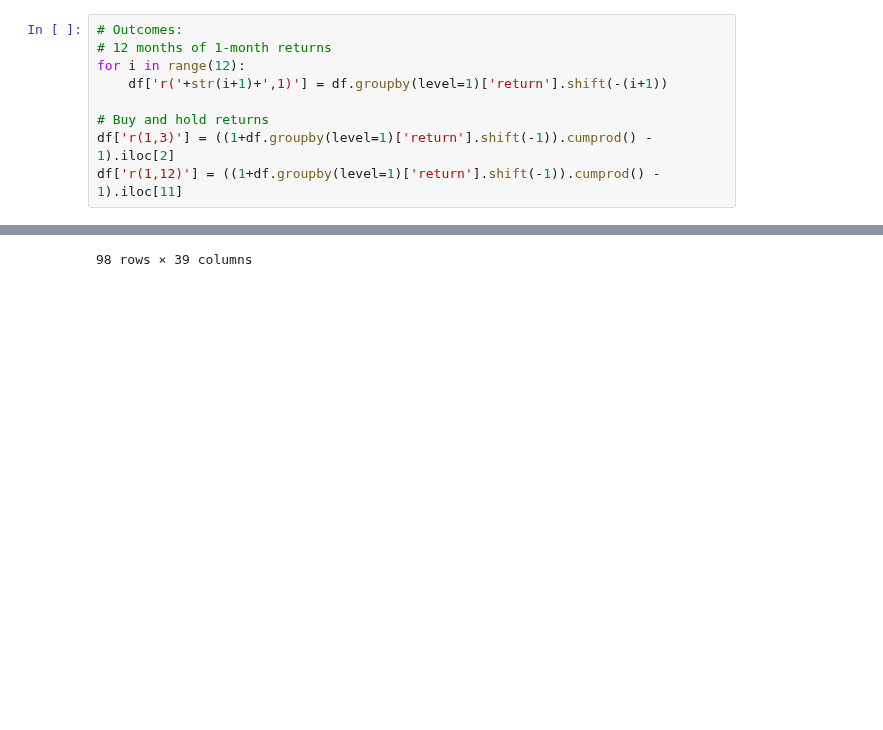
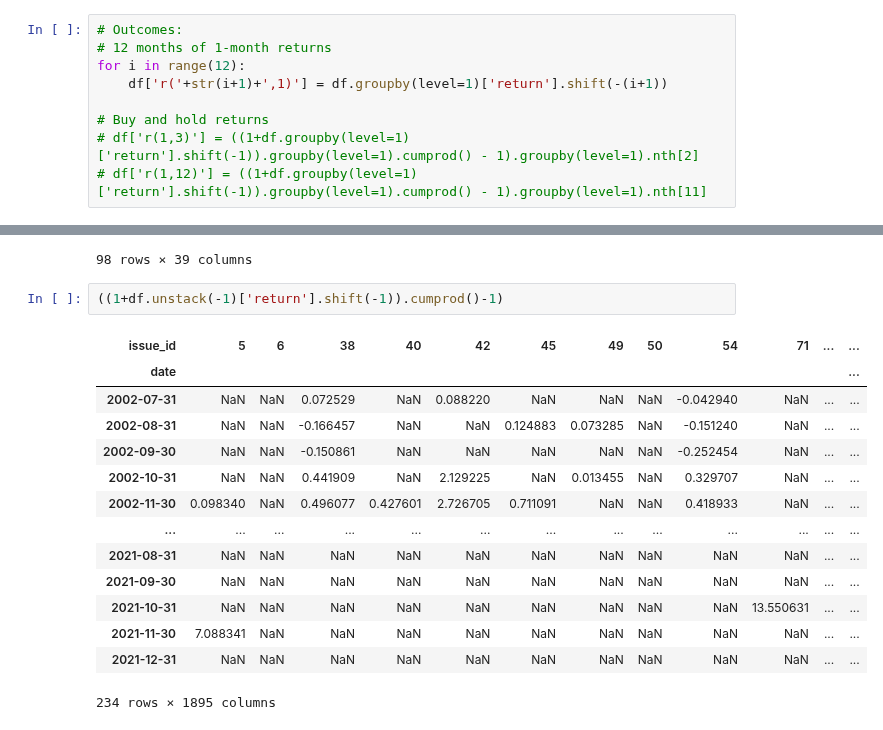
Before and after one commit to santoromano/Corporate-Bond-Factors, a Jupyter notebook: empirics.ipynb, the cells around one changed output, grey strips where cells are left out. Drawn from its saved outputs; the diff is of its cells as text; blank space fills up the shorter version.

Commit message:
removing buy and hold returns

```diff
--- a/empirics.ipynb
+++ b/empirics.ipynb
@@ -96,5 +96,5 @@ for i in range(12):
     df['r('+str(i+1)+',1)'] = df.groupby(level=1)['return'].shift(-(i+1))
 
 # Buy and hold returns
-df['r(1,3)'] = ((1+df.groupby(level=1)['return'].shift(-1)).cumprod() - 1).iloc[2]
-df['r(1,12)'] = ((1+df.groupby(level=1)['return'].shift(-1)).cumprod() - 1).iloc[11]
+# df['r(1,3)'] = ((1+df.groupby(level=1)['return'].shift(-1)).groupby(level=1).cumprod() - 1).groupby(level=1).nth[2]
+# df['r(1,12)'] = ((1+df.groupby(level=1)['return'].shift(-1)).groupby(level=1).cumprod() - 1).groupby(level=1).nth[11]
@@ -115,3 +117,20 @@ df.xs(54, level=1).iloc[:,19:]
 | 2011-06-30 | 0.078807 | 0.072390 | 0.119238 | 0.054027 | 0.092015 | 0.110527 | 0.094330 | 0.110205 | 0.114803 | 0.091127 | ... | ... |
 | 2011-07-31 | 0.106567 | 0.078807 | 0.072390 | 0.119238 | 0.054027 | 0.092015 | 0.110527 | 0.094330 | 0.110205 | 0.114803 | ... | ... |
 98 rows × 39 columns
+# %%
+((1+df.unstack(-1)['return'].shift(-1)).cumprod()-1)
+# %% [output]
+| issue_id | 5 | 6 | 38 | 40 | 42 | 45 | 49 | 50 | 54 | 71 | ... | ... |
+| date |  |  |  |  |  |  |  |  |  |  |  | ... |
+| 2002-07-31 | NaN | NaN | 0.072529 | NaN | 0.088220 | NaN | NaN | NaN | -0.042940 | NaN | ... | ... |
+| 2002-08-31 | NaN | NaN | -0.166457 | NaN | NaN | 0.124883 | 0.073285 | NaN | -0.151240 | NaN | ... | ... |
+| 2002-09-30 | NaN | NaN | -0.150861 | NaN | NaN | NaN | NaN | NaN | -0.252454 | NaN | ... | ... |
+| 2002-10-31 | NaN | NaN | 0.441909 | NaN | 2.129225 | NaN | 0.013455 | NaN | 0.329707 | NaN | ... | ... |
+| 2002-11-30 | 0.098340 | NaN | 0.496077 | 0.427601 | 2.726705 | 0.711091 | NaN | NaN | 0.418933 | NaN | ... | ... |
+| ... | ... | ... | ... | ... | ... | ... | ... | ... | ... | ... | ... | ... |
+| 2021-08-31 | NaN | NaN | NaN | NaN | NaN | NaN | NaN | NaN | NaN | NaN | ... | ... |
+| 2021-09-30 | NaN | NaN | NaN | NaN | NaN | NaN | NaN | NaN | NaN | NaN | ... | ... |
+| 2021-10-31 | NaN | NaN | NaN | NaN | NaN | NaN | NaN | NaN | NaN | 13.550631 | ... | ... |
+| 2021-11-30 | 7.088341 | NaN | NaN | NaN | NaN | NaN | NaN | NaN | NaN | NaN | ... | ... |
+| 2021-12-31 | NaN | NaN | NaN | NaN | NaN | NaN | NaN | NaN | NaN | NaN | ... | ... |
+234 rows × 1895 columns
```
Also changed, not shown: parts of 4 cells of this notebook.
